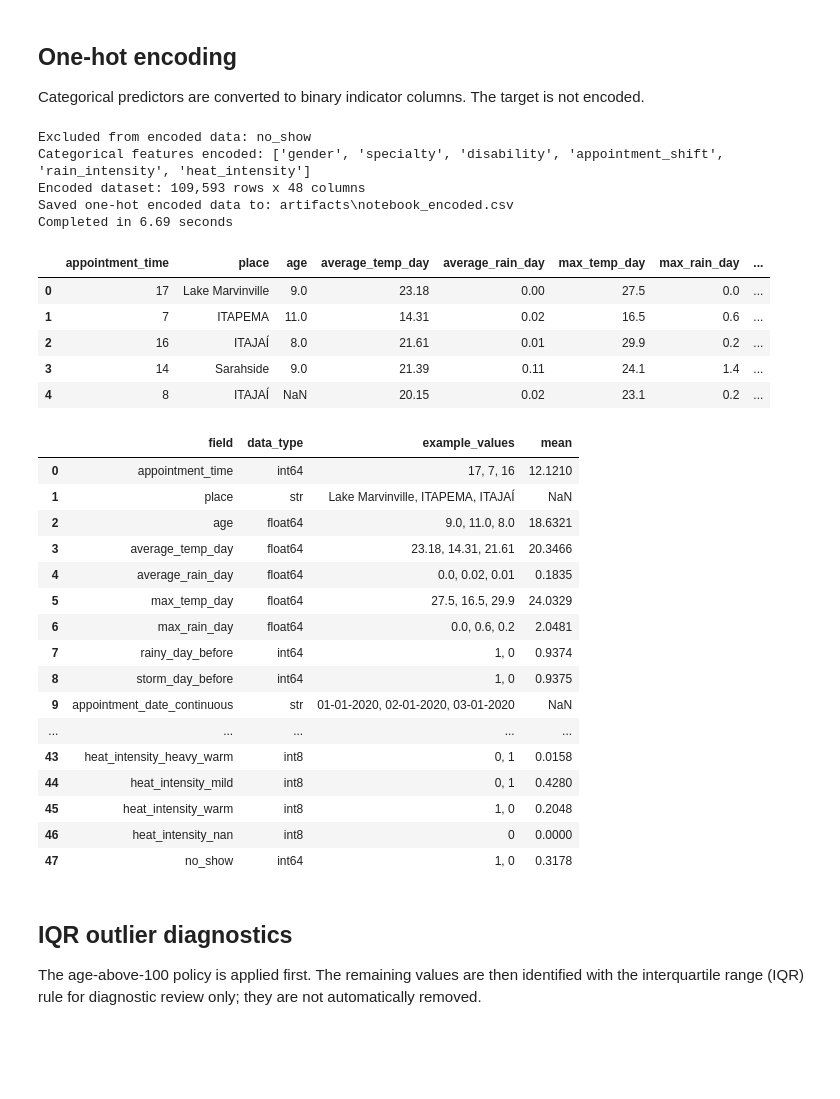
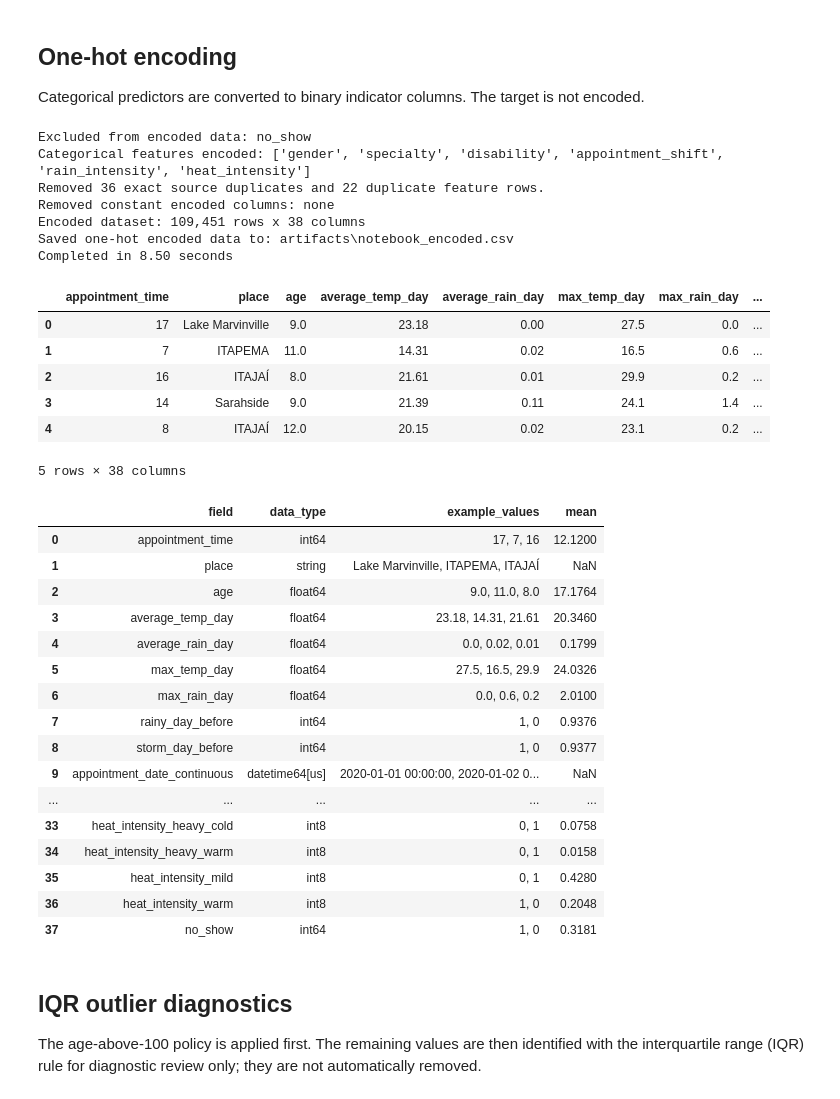
Before and after one commit to darshantank1995/MedicalAppointment, a Jupyter notebook: medical_appointment_eda.ipynb, the cells around one changed output. Cells and saved outputs as stored; diff of their text form; code cells hidden in the pictures; blank space fills up the shorter version.

```diff
--- a/medical_appointment_eda.ipynb
+++ b/medical_appointment_eda.ipynb
@@ -7,13 +7,23 @@ import matplotlib.pyplot as plt
 import seaborn as sns
 Path('artifacts').mkdir(exist_ok=True)
 df = pd.read_csv(Path('Medical_appointment_data.csv'))
+df.columns = df.columns.astype(str).str.strip().str.lower().str.replace('-', '_', regex=False)
+for column in df.select_dtypes(include=['object', 'string', 'category']).columns:
+    df[column] = df[column].astype('string').str.strip().replace('', pd.NA)
+df['appointment_date_continuous'] = pd.to_datetime(
+    df['appointment_date_continuous'], errors='coerce', format='mixed', dayfirst=True
+)
+if df['appointment_date_continuous'].isna().any():
+    raise ValueError('Appointment dates contain missing or invalid values.')
+duplicate_record_count = int(df.duplicated().sum())
+df = df.drop_duplicates().reset_index(drop=True)
 df['specialty'] = df['specialty'].fillna('General')
 df['disability'] = df['disability'].fillna('No')
 df.drop(columns=['under_12_years_old'], inplace=True)
 df.drop(columns=['over_60_years_old'], inplace=True)
-df.drop(columns=['SMS_received'], inplace=True)
+df.drop(columns=['sms_received'], inplace=True)
 df.drop(columns=['patient_needs_companion'], inplace=True)
-df.drop(columns=['Scholarship'], inplace=True)
+df.drop(columns=['scholarship'], inplace=True)
 print(df.shape)
 display(df.head())
 # %% [output]
@@ -35,6 +45,10 @@ excluded_columns = [
     'hipertension', 'alcoholism', 'handcap',
 ]
 df = df.drop(columns=excluded_columns, errors='ignore')
+
+age_outlier_threshold = 100
+age_outlier_count = int(df['age'].gt(age_outlier_threshold).sum())
+df = df.loc[df['age'].isna() | df['age'].le(age_outlier_threshold)].copy()
 
 # Keep these fields unchanged: specialty and disability may be meaningfully missing,
 # and no_show is the outcome label rather than a predictor to impute.
@@ -105,8 +119,12 @@ start = perf_counter()
 # Keep the target and redundant age flags out of the model-ready matrix.
 encoding_excluded_columns = ['no_show']
 X = df.drop(columns=encoding_excluded_columns, errors='ignore')
-encoded_data = pd.get_dummies(X, columns=categorical_features, dummy_na=True, dtype='int8')
+encoded_data = pd.get_dummies(X, columns=categorical_features, dummy_na=False, dtype='int8')
 encoded_data['no_show'] = df['no_show'].map({'no': 0, 'yes': 1})
+encoded_duplicate_count = int(encoded_data.duplicated().sum())
+encoded_data = encoded_data.drop_duplicates().reset_index(drop=True)
+constant_encoded_columns = encoded_data.columns[encoded_data.nunique(dropna=False).le(1)].tolist()
+encoded_data = encoded_data.drop(columns=constant_encoded_columns)
 
 # Save the encoded matrix as a separate exploratory artifact.
 from datetime import datetime
@@ -126,52 +144,57 @@ except PermissionError:
 
 print('Excluded from encoded data:', ', '.join(encoding_excluded_columns))
 print('Categorical features encoded:', categorical_features)
+print(f'Removed {duplicate_record_count} exact source duplicates and {encoded_duplicate_count} duplicate feature rows.')
+print('Removed constant encoded columns:', ', '.join(constant_encoded_columns) or 'none')
 print(f'Encoded dataset: {encoded_data.shape[0]:,} rows x {encoded_data.shape[1]:,} columns')
 print(f'Saved one-hot encoded data to: {output_path}')
 print(f'Completed in {perf_counter() - start:.2f} seconds')
 display(encoded_data.head())
 
 # Review the fields saved to artifacts/notebook_encoded.csv.
 # For numeric fields, the mean is also useful: for a one-hot field it is the
 # proportion of appointments represented by that category.
 numeric_means = encoded_data.mean(numeric_only=True).reindex(encoded_data.columns).round(4)
 encoded_field_summary = pd.DataFrame({
     'field': encoded_data.columns,
     'data_type': encoded_data.dtypes.astype(str).to_numpy(),
     'example_values': [', '.join(map(str, encoded_data[column].dropna().unique()[:3]))
                        for column in encoded_data.columns],
     'mean': numeric_means.to_numpy(),
 })
 display(encoded_field_summary)
 # %% [output]
 Excluded from encoded data: no_show
 Categorical features encoded: ['gender', 'specialty', 'disability', 'appointment_shift', 'rain_intensity', 'heat_intensity']
-Encoded dataset: 109,593 rows x 48 columns
+Removed 36 exact source duplicates and 22 duplicate feature rows.
+Removed constant encoded columns: none
+Encoded dataset: 109,451 rows x 38 columns
 Saved one-hot encoded data to: artifacts\notebook_encoded.csv
-Completed in 6.69 seconds
+Completed in 8.50 seconds
 |  | appointment_time | place | age | average_temp_day | average_rain_day | max_temp_day | max_rain_day | ... |
 | 0 | 17 | Lake Marvinville | 9.0 | 23.18 | 0.00 | 27.5 | 0.0 | ... |
 | 1 | 7 | ITAPEMA | 11.0 | 14.31 | 0.02 | 16.5 | 0.6 | ... |
 | 2 | 16 | ITAJAÍ | 8.0 | 21.61 | 0.01 | 29.9 | 0.2 | ... |
 | 3 | 14 | Sarahside | 9.0 | 21.39 | 0.11 | 24.1 | 1.4 | ... |
-| 4 | 8 | ITAJAÍ | NaN | 20.15 | 0.02 | 23.1 | 0.2 | ... |
+| 4 | 8 | ITAJAÍ | 12.0 | 20.15 | 0.02 | 23.1 | 0.2 | ... |
+5 rows × 38 columns
 |  | field | data_type | example_values | mean |
-| 0 | appointment_time | int64 | 17, 7, 16 | 12.1210 |
-| 1 | place | str | Lake Marvinville, ITAPEMA, ITAJAÍ | NaN |
-| 2 | age | float64 | 9.0, 11.0, 8.0 | 18.6321 |
-| 3 | average_temp_day | float64 | 23.18, 14.31, 21.61 | 20.3466 |
-| 4 | average_rain_day | float64 | 0.0, 0.02, 0.01 | 0.1835 |
-| 5 | max_temp_day | float64 | 27.5, 16.5, 29.9 | 24.0329 |
-| 6 | max_rain_day | float64 | 0.0, 0.6, 0.2 | 2.0481 |
-| 7 | rainy_day_before | int64 | 1, 0 | 0.9374 |
-| 8 | storm_day_before | int64 | 1, 0 | 0.9375 |
-| 9 | appointment_date_continuous | str | 01-01-2020, 02-01-2020, 03-01-2020 | NaN |
+| 0 | appointment_time | int64 | 17, 7, 16 | 12.1200 |
+| 1 | place | string | Lake Marvinville, ITAPEMA, ITAJAÍ | NaN |
+| 2 | age | float64 | 9.0, 11.0, 8.0 | 17.1764 |
+| 3 | average_temp_day | float64 | 23.18, 14.31, 21.61 | 20.3460 |
+| 4 | average_rain_day | float64 | 0.0, 0.02, 0.01 | 0.1799 |
+| 5 | max_temp_day | float64 | 27.5, 16.5, 29.9 | 24.0326 |
+| 6 | max_rain_day | float64 | 0.0, 0.6, 0.2 | 2.0100 |
+| 7 | rainy_day_before | int64 | 1, 0 | 0.9376 |
+| 8 | storm_day_before | int64 | 1, 0 | 0.9377 |
+| 9 | appointment_date_continuous | datetime64[us] | 2020-01-01 00:00:00, 2020-01-02 0... | NaN |
 | ... | ... | ... | ... | ... |
-| 43 | heat_intensity_heavy_warm | int8 | 0, 1 | 0.0158 |
-| 44 | heat_intensity_mild | int8 | 0, 1 | 0.4280 |
-| 45 | heat_intensity_warm | int8 | 1, 0 | 0.2048 |
-| 46 | heat_intensity_nan | int8 | 0 | 0.0000 |
-| 47 | no_show | int64 | 1, 0 | 0.3178 |
+| 33 | heat_intensity_heavy_cold | int8 | 0, 1 | 0.0758 |
+| 34 | heat_intensity_heavy_warm | int8 | 0, 1 | 0.0158 |
+| 35 | heat_intensity_mild | int8 | 0, 1 | 0.4280 |
+| 36 | heat_intensity_warm | int8 | 1, 0 | 0.2048 |
+| 37 | no_show | int64 | 1, 0 | 0.3181 |
 # %% [markdown]
 ## IQR outlier diagnostics
 
```
Also changed, not shown: parts of 4 cells of this notebook, 2 other files.
